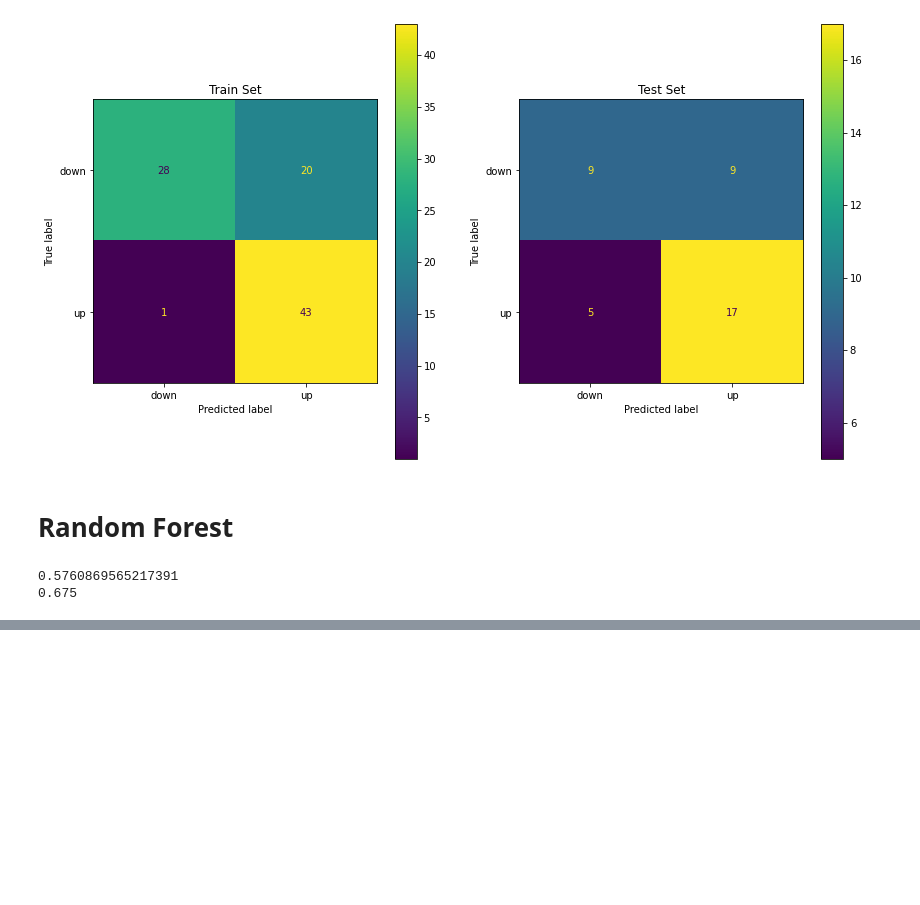
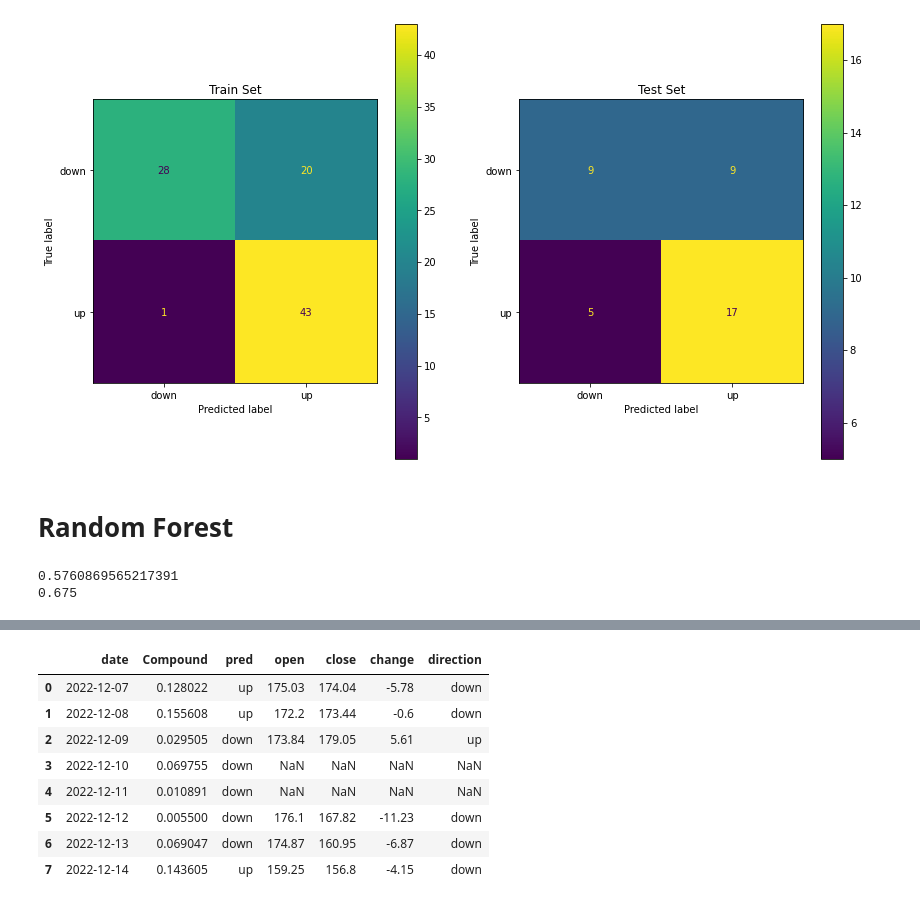
Before and after one commit to mgmsara/Stock-Market-forecasting, a Jupyter notebook: Classification model.ipynb, the cells around one changed output, grey strips where cells are left out. Drawn from its saved outputs; the diff is of its cells as text; code cells hidden in the pictures; blank space fills up the shorter version.

```diff
--- a/Classification model.ipynb
+++ b/Classification model.ipynb
@@ -331,0 +331,4 @@ tesla_stock
+# %%
+tesla_stock = tesla_stock[['priceDate','open','close','change']]
+tesla_stock=tesla_stock.reset_index(drop=True)
+tesla_stock
@@ -331,0 +343,3 @@ tesla_stock
+# %%
+tesla_stock['direction']= ["up" if change > 0 else "down" for change in tesla_stock['change']]
+tesla_stock
@@ -331,0 +354,2 @@ tesla_stock
+# %%
+tesla_stock= tesla_stock.rename({'priceDate':'date'},axis=1)
@@ -331,0 +366,15 @@ tesla_stock
+# %%
+tesla_stock['date'] = pd.to_datetime(tesla_stock['date'])
+# %%
+tesla_pred = pd.merge(tesla7,tesla_stock,on="date",how="outer")
+tesla_pred
+# %% [output]
+|  | date | Compound | pred | open | close | change | direction |
+| 0 | 2022-12-07 | 0.128022 | up | 175.03 | 174.04 | -5.78 | down |
+| 1 | 2022-12-08 | 0.155608 | up | 172.2 | 173.44 | -0.6 | down |
+| 2 | 2022-12-09 | 0.029505 | down | 173.84 | 179.05 | 5.61 | up |
+| 3 | 2022-12-10 | 0.069755 | down | NaN | NaN | NaN | NaN |
+| 4 | 2022-12-11 | 0.010891 | down | NaN | NaN | NaN | NaN |
+| 5 | 2022-12-12 | 0.005500 | down | 176.1 | 167.82 | -11.23 | down |
+| 6 | 2022-12-13 | 0.069047 | down | 174.87 | 160.95 | -6.87 | down |
+| 7 | 2022-12-14 | 0.143605 | up | 159.25 | 156.8 | -4.15 | down |
```
Also changed, not shown: parts of 32 cells of this notebook, 1 other file.
